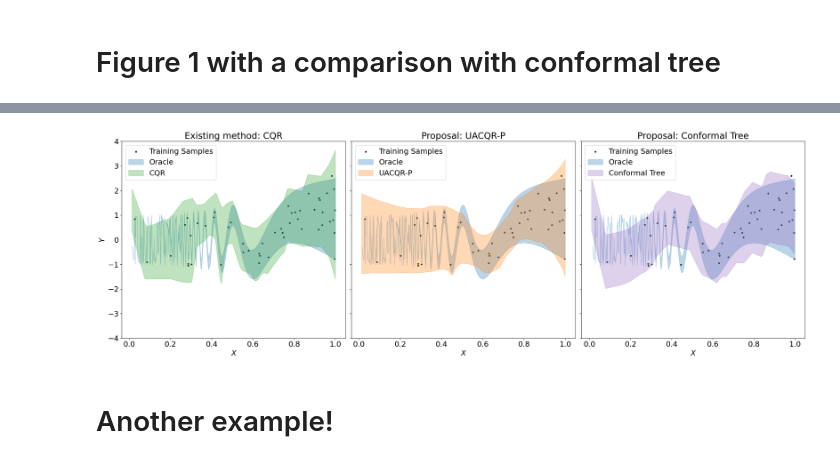
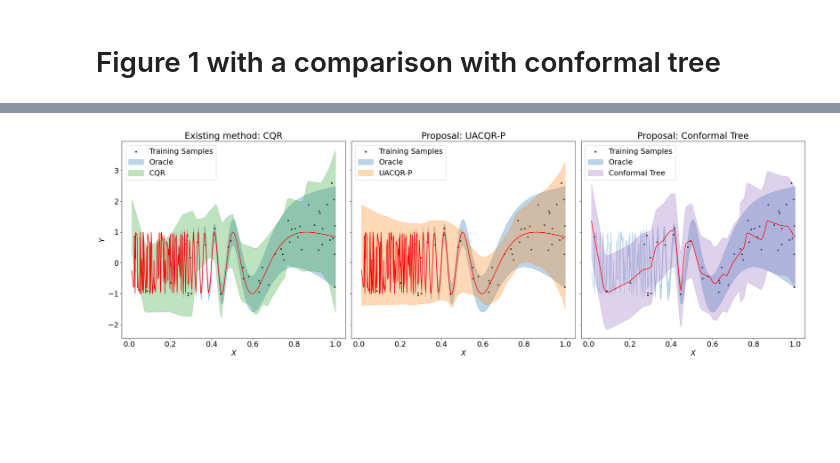
Before and after one commit to JungeumKim/conformal_tree, a Jupyter notebook: developing_ipynb/uacqr_comparison/comparison.ipynb, the cells around one changed output, grey strips where cells are left out. Cells and saved outputs as stored; diff of their text form; code cells hidden in the pictures; blank space fills up the shorter version.

```diff
--- a/developing_ipynb/uacqr_comparison/comparison.ipynb
+++ b/developing_ipynb/uacqr_comparison/comparison.ipynb
@@ -108,7 +115,7 @@ plt.tight_layout()
 # %%
 from scipy.stats import norm
 
-def plot_with_tree(self, cond_exp, noise_sd_fn, tree_lb, tree_ub, feature_for_x_axis=0, sharey=True, suptitle=None,
+def plot_with_tree(self, cond_exp, noise_sd_fn, tree_obj, feature_for_x_axis=0, sharey=True, suptitle=None,
             ylabel = '$Y$', xlabel = '$X$', expanded=False):
 
         colors = {'UACQR-P':'tab:orange', 'CQR':'tab:green', 'UACQR-S':'tab:red', 'Base Estimator':'tab:purple',
@@ -123,12 +130,13 @@ def plot_with_tree(self, cond_exp, noise_sd_fn, tree_lb, tree_ub, feature_for_x_
 
         plt.rcParams['font.size'] = 18
         fig, (ax1, ax2, ax3) = plt.subplots(1, 3, sharey=sharey, figsize=(24,8))
-        plt.setp((ax1, ax2, ax3), ylim=(-4,4))
+        # plt.setp((ax1, ax2, ax3), ylim=(-4,4))
 
         fig.subplots_adjust(top=0.75)
         fig.suptitle(suptitle, fontsize=13)
 
         ax1.scatter(x_train_column, self.y_train[idxs_train], color='0.1', alpha=1, s=10, label='Training Samples')
+        ax1.plot(self.x_test[np.argsort(self.x_test.flatten())], cond_exp(self.x_test)[np.argsort(self.x_test.flatten())], color="red")
         ax1.fill_between(x_column, (cond_exp(self.x_test) - norm.ppf(self.q_upper/100, 0, noise_sd_fn(self.x_test)))[idxs],
                           (cond_exp(self.x_test) + norm.ppf(self.q_upper/100, 0, noise_sd_fn(self.x_test)))[idxs],
             label='Oracle', color=colors['Truth'], alpha=0.3)
@@ -143,6 +151,7 @@ def plot_with_tree(self, cond_exp, noise_sd_fn, tree_lb, tree_ub, feature_for_x_
 
 
         ax2.scatter(x_train_column, self.y_train[idxs_train], color='0.1', alpha=1, s=10, label='Training Samples')
+        ax2.plot(self.x_test[np.argsort(self.x_test.flatten())], cond_exp(self.x_test)[np.argsort(self.x_test.flatten())], color="red")
         ax2.fill_between(x_column, (cond_exp(self.x_test) - norm.ppf(self.q_upper/100, 0, noise_sd_fn(self.x_test)))[idxs],
                           (cond_exp(self.x_test) + norm.ppf(self.q_upper/100, 0, noise_sd_fn(self.x_test)))[idxs],
             label='Oracle',color=colors['Truth'], alpha=0.3)
@@ -154,12 +163,14 @@ def plot_with_tree(self, cond_exp, noise_sd_fn, tree_lb, tree_ub, feature_for_x_
         ax2.set_title('Proposal: UACQR-P')
 
         ax3.scatter(x_train_column, self.y_train[idxs_train], color='0.1', alpha=1, s=10, label='Training Samples')
+        ax3.plot(self.x_test[np.argsort(self.x_test.flatten())], tree_obj.model.predict(self.x_test)[np.argsort(self.x_test.flatten())], color="red")
         ax3.fill_between(x_column, (cond_exp(self.x_test) - norm.ppf(self.q_upper/100, 0, noise_sd_fn(self.x_test)))[idxs],
                           (cond_exp(self.x_test) + norm.ppf(self.q_upper/100, 0, noise_sd_fn(self.x_test)))[idxs],
             label='Oracle',color=colors['Truth'], alpha=0.3)
 
-        xci = np.argsort(x_calib.flatten())
-        ax3.fill_between(x_calib.flatten()[xci], tree_lb[xci], tree_ub[xci], label='Conformal Tree',
+        tree_lb, tree_ub = tree_obj.test_interval(x_test)
+        xti = np.argsort(x_test.flatten())
+        ax3.fill_between(x_test.flatten()[xti], tree_lb[xti], tree_ub[xti], label='Conformal Tree',
                 color=colors['ctree'], alpha=0.3)
 
 
@@ -176,6 +187,13 @@ sys.path.append("/Users/seanohagan/projects/conformal_tree/")
 sys.path.append("/Users/seanohagan/projects/rlabc/")
 from conformal_tree import conformal_tree
 # %%
-ct = conformal_tree.CTree(1)
+domain = np.array([[0,1]])
+
+class LambdaModel:
+    def predict(self, x):
+        return (lambda x: lacqr_results.nn_model.predict(x)[1, :])(x)
+model_obj = LambdaModel()
+
+ct = conformal_tree.CTree(model_obj, domain)
 y_model = lacqr_results.nn_model.predict(x_calib)[1,:]
 y_lb, y_ub, cg = ct.calibrate(x_calib, y_calib, y_model, 0.1)
@@ -182,7 +212,5 @@ y_lb, y_ub, cg = ct.calibrate(x_calib, y_calib, y_model, 0.1)
 # %%
-plot_with_tree(lacqr_results, cond_exp, noise_sd_fn, y_lb, y_ub)
+plot_with_tree(lacqr_results, cond_exp, noise_sd_fn, ct)
 plt.tight_layout()
 # %% [output]
-[figure, old version]
+[figure, new version]
-# %% [markdown]
-# Another example!
```
Also changed, not shown: parts of 18 cells of this notebook, 8 other files.
